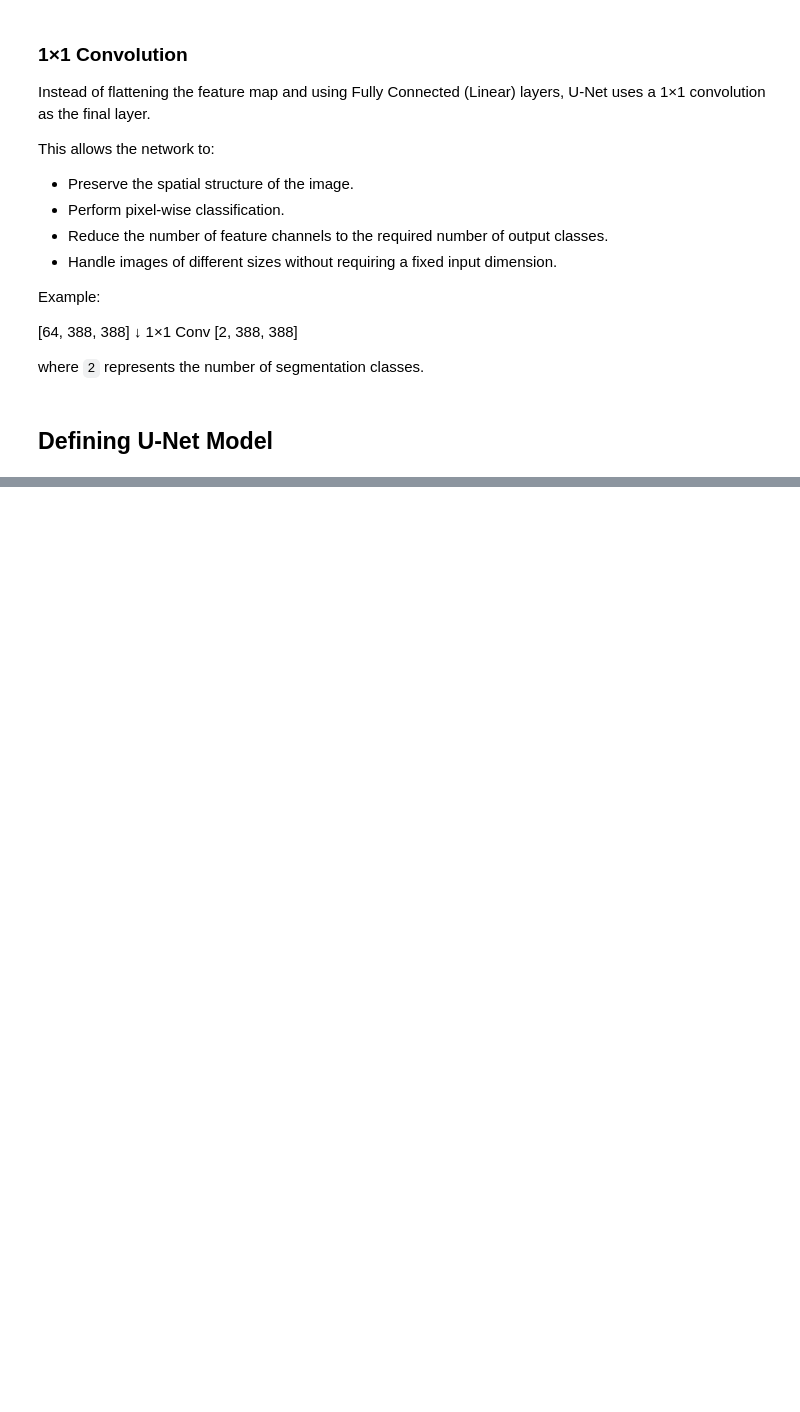
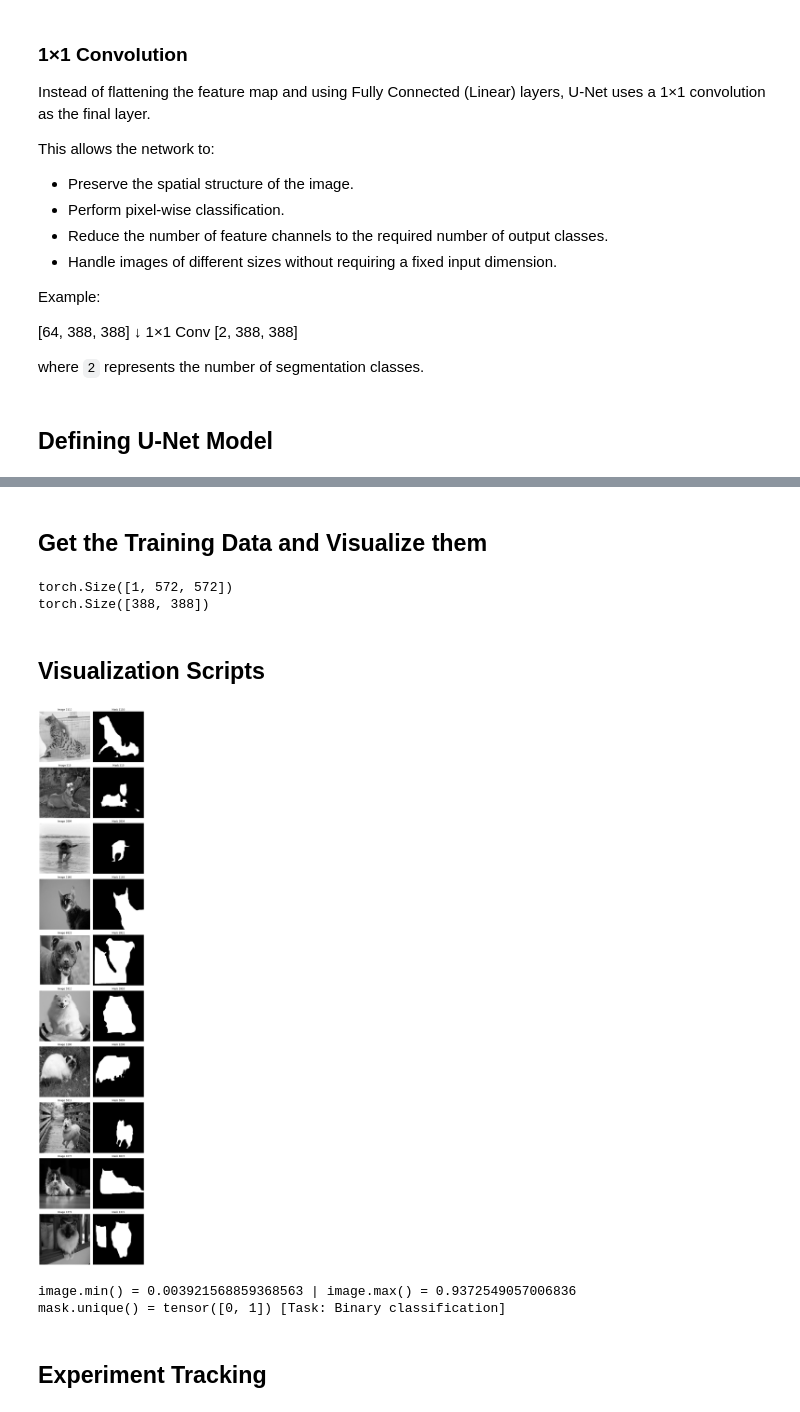
Before and after one commit to Himanshu7921/generative-architectures-lab, a Jupyter notebook: 06_U-Nets/u_net_architecture.ipynb, the cells around one changed output, grey strips where cells are left out. Cells and saved outputs as stored; diff of their text form; code cells hidden in the pictures; blank space fills up the shorter version.

Commit message:
Implemented End-to-End Training Script

```diff
--- a/06_U-Nets/u_net_architecture.ipynb
+++ b/06_U-Nets/u_net_architecture.ipynb
@@ -976,0 +955,2 @@ torch.Size([1, 2, 388, 388])
+# %% [markdown]
+## Get the Training Data and Visualize them
@@ -976,0 +1012,15 @@ torch.Size([1, 2, 388, 388])
+# %%
+from torch.utils.data import DataLoader
+
+dataset = OxfordPetSegmentationDataset(
+    image_dir = config["image_dir"],
+    mask_dir = config["mask_dir"]
+)
+image, mask = dataset[0]
+print(image.shape)
+print(mask.shape)
+# %% [output]
+torch.Size([1, 572, 572])
+torch.Size([388, 388])
+# %% [markdown]
+## Visualization Scripts
@@ -976,0 +1083,36 @@ torch.Size([1, 2, 388, 388])
+# %%
+import random
+import matplotlib.pyplot as plt
+
+def visualize_dataset():
+    indices = random.sample(range(len(dataset)), 10)
+
+    fig, axes = plt.subplots(10, 2, figsize=(8, 40))
+
+    for row, idx in enumerate(indices):
+        image, mask = dataset[idx]
+
+        # Convert image from [C,H,W] -> [H,W,C]
+        image = image.permute(1, 2, 0)
+
+        axes[row, 0].imshow(image.squeeze(0), cmap="gray")
+        axes[row, 0].set_title(f"Image {idx}")
+        axes[row, 0].axis("off")
+
+        axes[row, 1].imshow(mask, cmap="gray")
+        axes[row, 1].set_title(f"Mask {idx}")
+        axes[row, 1].axis("off")
+
+    plt.tight_layout()
+    plt.show()
+visualize_dataset()
+# %% [output]
+[figure, added]
+# %%
+print(f"image.min() = {image.min()} | image.max() = {image.max()}")
+print(f"mask.unique() = {mask.unique()} [Task: Binary classification]")
+# %% [output]
+image.min() = 0.003921568859368563 | image.max() = 0.9372549057006836
+mask.unique() = tensor([0, 1]) [Task: Binary classification]
+# %% [markdown]
+## Experiment Tracking
```
Also changed, not shown: parts of 32 cells of this notebook.
